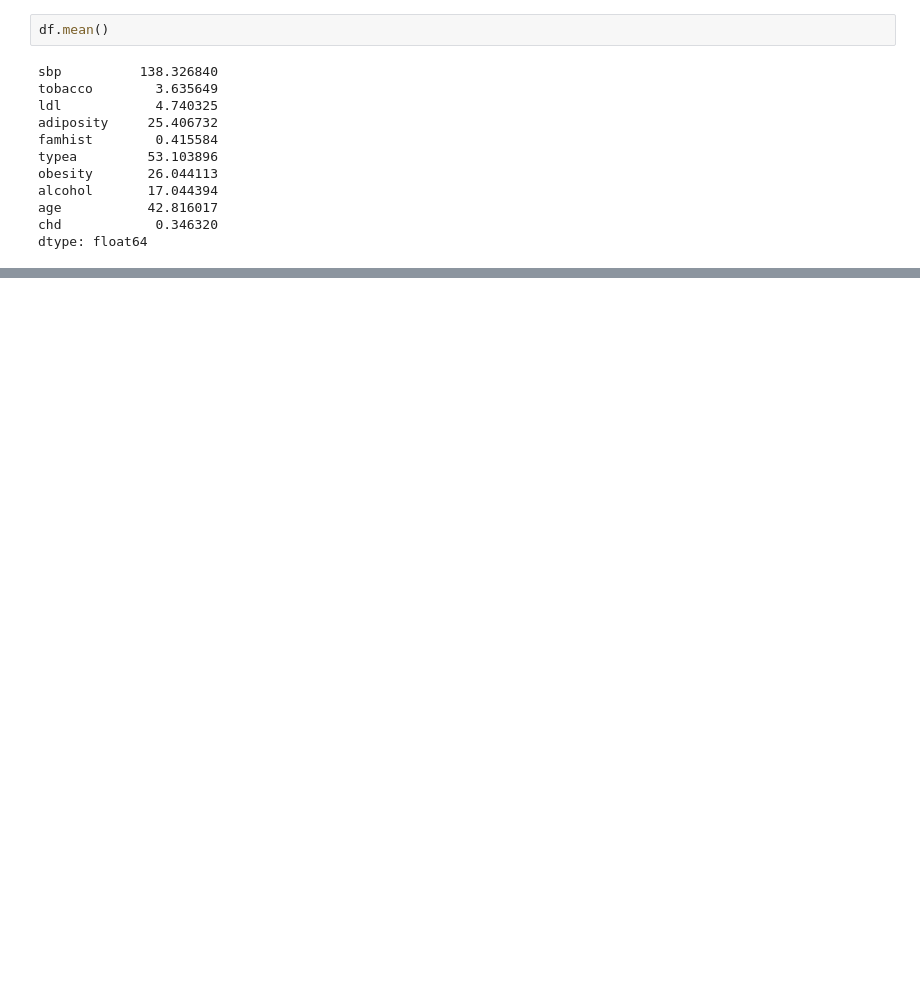
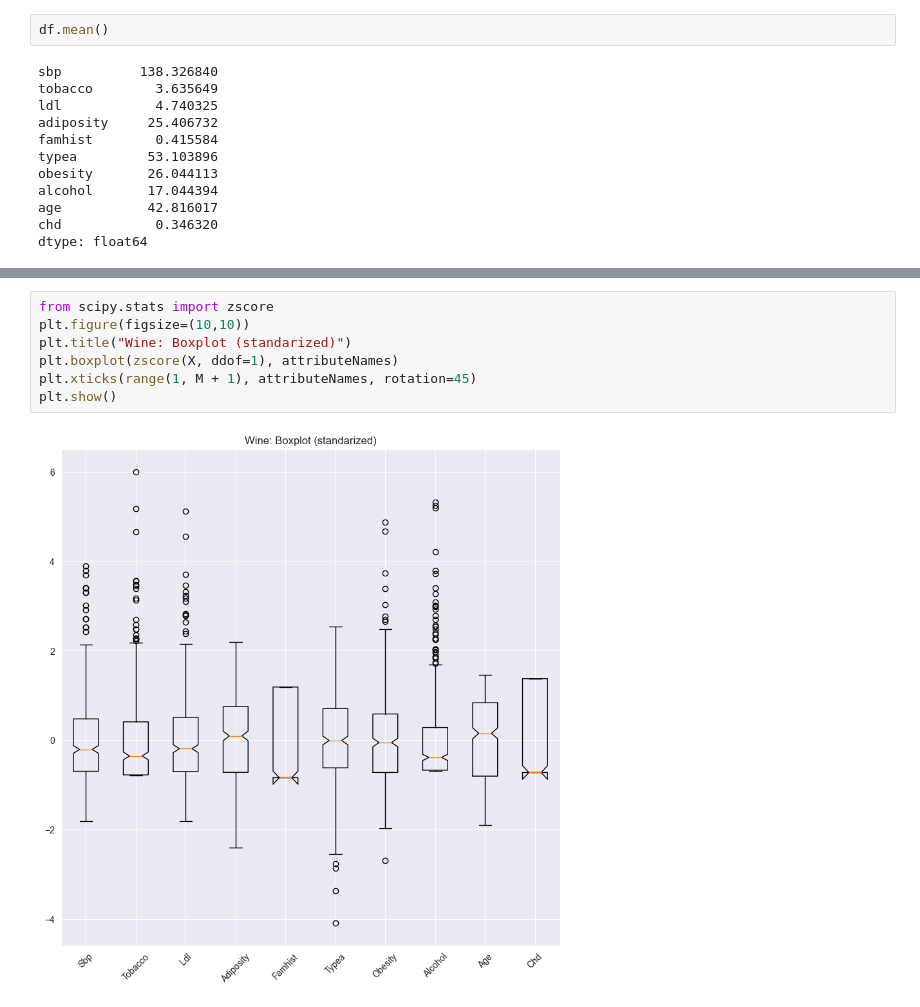
Before and after one commit to KostyalBalint/Intro-to-MI-Project_1, a Jupyter notebook: check_data.ipynb, the cells around one changed output, grey strips where cells are left out. Saved outputs shown, nothing was run; the diff lists cells and outputs as text; blank space fills up the shorter version.

```diff
--- a/check_data.ipynb
+++ b/check_data.ipynb
@@ -76,0 +96,9 @@ plt.show()
+# %%
+from scipy.stats import zscore
+plt.figure(figsize=(10,10))
+plt.title("Wine: Boxplot (standarized)")
+plt.boxplot(zscore(X, ddof=1), attributeNames)
+plt.xticks(range(1, M + 1), attributeNames, rotation=45)
+plt.show()
+# %% [output]
+[figure, added]
```
Also changed, not shown: parts of 9 cells of this notebook.
